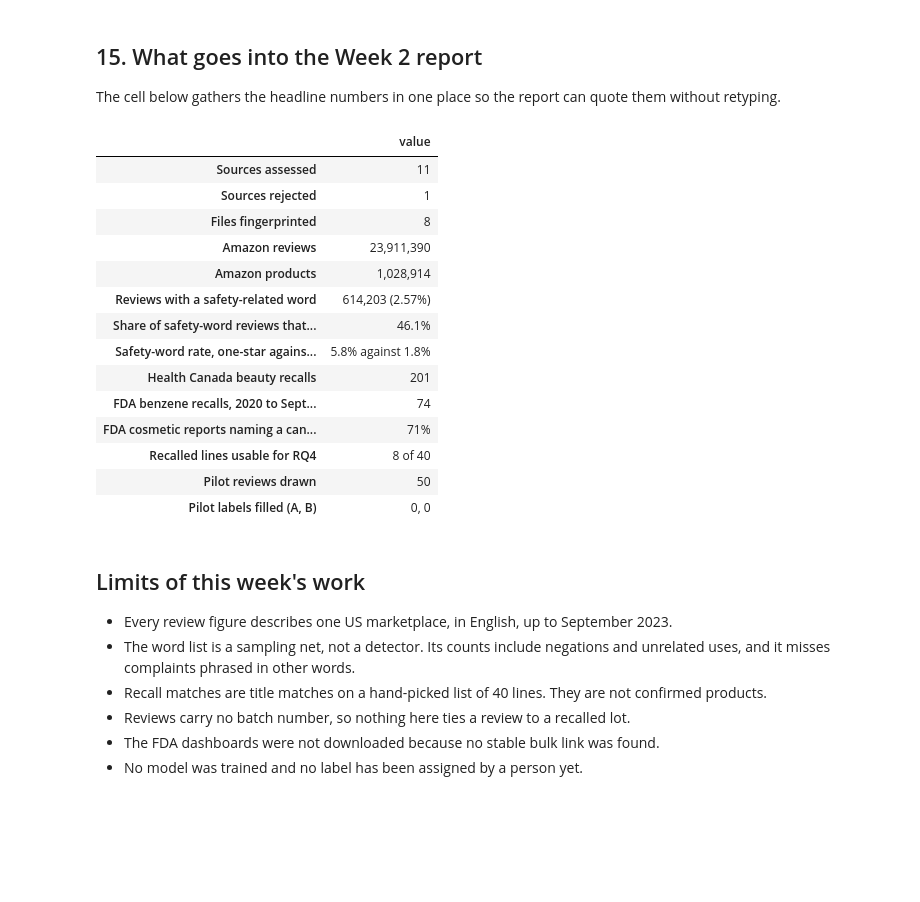
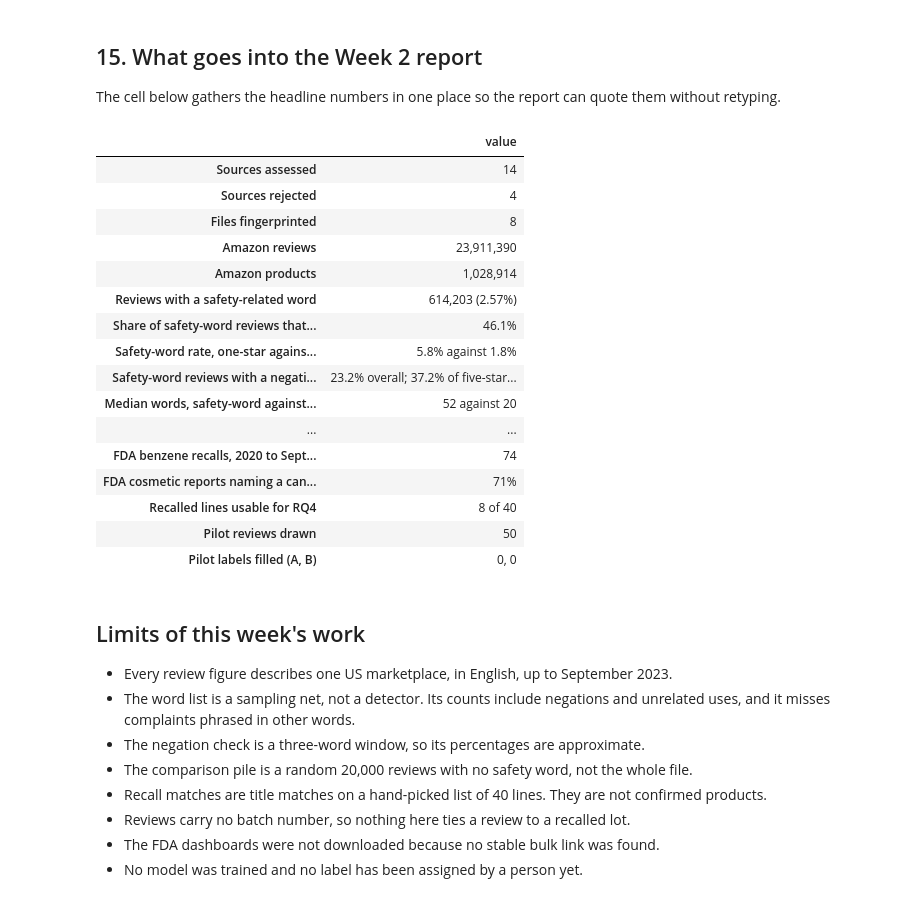
Before and after one commit to Pawansingh3889/yuvaintern, a Jupyter notebook: complaint_detection.ipynb, the cells around one changed output. Drawn from its saved outputs; the diff is of its cells as text; code cells hidden in the pictures; blank space fills up the shorter version.

```diff
--- a/complaint_detection.ipynb
+++ b/complaint_detection.ipynb
@@ -122,6 +123,27 @@ register = pd.DataFrame([
      'used_for': 'None', 'strength': 'Dated skincare reviews',
      'weakness': 'Much smaller than the primary source for the same market; no overlap with French recall brands',
      'decision': 'Rejected'},
+    {'source': 'Reddit Data API (skincare and makeup communities)', 'owner': 'Reddit, Inc.',
+     'url': 'https://www.reddit.com/dev/api/', 'access': 'API with a registered account (OAuth)',
+     'licence': 'Reddit Data API terms; research and commercial use need approval', 'updates': 'Live',
+     'one_row_is': 'One post or comment', 'used_for': 'None',
+     'strength': 'Detailed first-person accounts of reactions; current',
+     'weakness': 'No product identifier or star rating; product named in free text; terms limit storing and modelling the text',
+     'decision': 'Rejected'},
+    {'source': 'YouTube Data API v3 (comments on beauty videos)', 'owner': 'Google',
+     'url': 'https://developers.google.com/youtube/v3/docs/commentThreads/list', 'access': 'API key; daily quota',
+     'licence': 'YouTube API Services terms', 'updates': 'Live',
+     'one_row_is': 'One comment thread', 'used_for': 'None',
+     'strength': 'Very large and current',
+     'weakness': 'Comments are about the video, not a purchase; no product identifier; mostly not product experience',
+     'decision': 'Rejected'},
+    {'source': 'SaferProducts.gov API', 'owner': 'U.S. Consumer Product Safety Commission',
+     'url': 'https://catalog.data.gov/dataset/saferproducts-api', 'access': 'Open API',
+     'licence': 'Public', 'updates': 'Continual',
+     'one_row_is': 'One published incident report', 'used_for': 'None',
+     'strength': 'Official, dated consumer harm reports with product and maker',
+     'weakness': 'Covers consumer products under the CPSC; cosmetics fall under the FDA, so only appliances such as hair dryers appear',
+     'decision': 'Rejected'},
 ])
 register.to_csv(PROCESSED / 'source_register.csv', index=False)
 print(f'{len(register)} sources assessed:', register['decision'].value_counts().to_dict())
@@ -1161,32 +1397,38 @@ The cell below gathers the headline numbers in one place so the report can quote
 # %%
 summary = pd.Series({
     'Sources assessed': len(register),
     'Sources rejected': int(register['decision'].eq('Rejected').sum()),
     'Files fingerprinted': len(records),
     'Amazon reviews': f"{t['reviews']:,}",
     'Amazon products': f"{c['products']:,}",
     'Reviews with a safety-related word': f"{t['any_keyword']:,} ({t['any_keyword'] / t['reviews']:.2%})",
     'Share of safety-word reviews that are five-star': f"{hit_by_rating[5] / t['any_keyword']:.1%}",
     'Safety-word rate, one-star against five-star': f"{hit_by_rating[1] / by_rating[1]:.1%} against {hit_by_rating[5] / by_rating[5]:.1%}",
+    'Safety-word reviews with a negation cue': f'{negated.mean():.1%} overall; {negation_by_rating[5]}% of five-star, {negation_by_rating[1]}% of one-star',
+    'Median words, safety-word against other reviews': f"{candidate_stats['Words, median']} against {random_stats['Words, median']}",
+    'Products with a safety-word review': f"{len(per_product):,} of {c['products']:,}; {int((per_product >= 20).sum()):,} with 20 or more",
+    'Case line, reviews in the 12 months before recall': f"{len(year_before)}; {int(year_before['safety_word'].sum())} use a safety word",
     'Health Canada beauty recalls': len(hc_beauty),
     'FDA benzene recalls, 2020 to September 2023': int((fda_recalls['is_benzene'] & in_window).sum()),
     'FDA cosmetic reports naming a cancer term': f'{has_cancer / len(events):.0%}',
     'Recalled lines usable for RQ4': f'{lines_usable} of {len(overlap)}',
     'Pilot reviews drawn': len(pilot_key),
     'Pilot labels filled (A, B)': f"{filled['A']}, {filled['B']}",
 })
 display(summary.to_frame('value'))
 # %% [output]
 |  | value |
-| Sources assessed | 11 |
-| Sources rejected | 1 |
+| Sources assessed | 14 |
+| Sources rejected | 4 |
 | Files fingerprinted | 8 |
 | Amazon reviews | 23,911,390 |
 | Amazon products | 1,028,914 |
 | Reviews with a safety-related word | 614,203 (2.57%) |
 | Share of safety-word reviews that... | 46.1% |
 | Safety-word rate, one-star agains... | 5.8% against 1.8% |
-| Health Canada beauty recalls | 201 |
+| Safety-word reviews with a negati... | 23.2% overall; 37.2% of five-star... |
+| Median words, safety-word against... | 52 against 20 |
+| ... | ... |
 | FDA benzene recalls, 2020 to Sept... | 74 |
 | FDA cosmetic reports naming a can... | 71% |
 | Recalled lines usable for RQ4 | 8 of 40 |
@@ -1197,6 +1439,8 @@ display(summary.to_frame('value'))
 
 - Every review figure describes one US marketplace, in English, up to September 2023.
 - The word list is a sampling net, not a detector. Its counts include negations and unrelated uses, and it misses complaints phrased in other words.
+- The negation check is a three-word window, so its percentages are approximate.
+- The comparison pile is a random 20,000 reviews with no safety word, not the whole file.
 - Recall matches are title matches on a hand-picked list of 40 lines. They are not confirmed products.
 - Reviews carry no batch number, so nothing here ties a review to a recalled lot.
 - The FDA dashboards were not downloaded because no stable bulk link was found.
```
Also changed, not shown: parts of 19 cells of this notebook, 1 other file.
